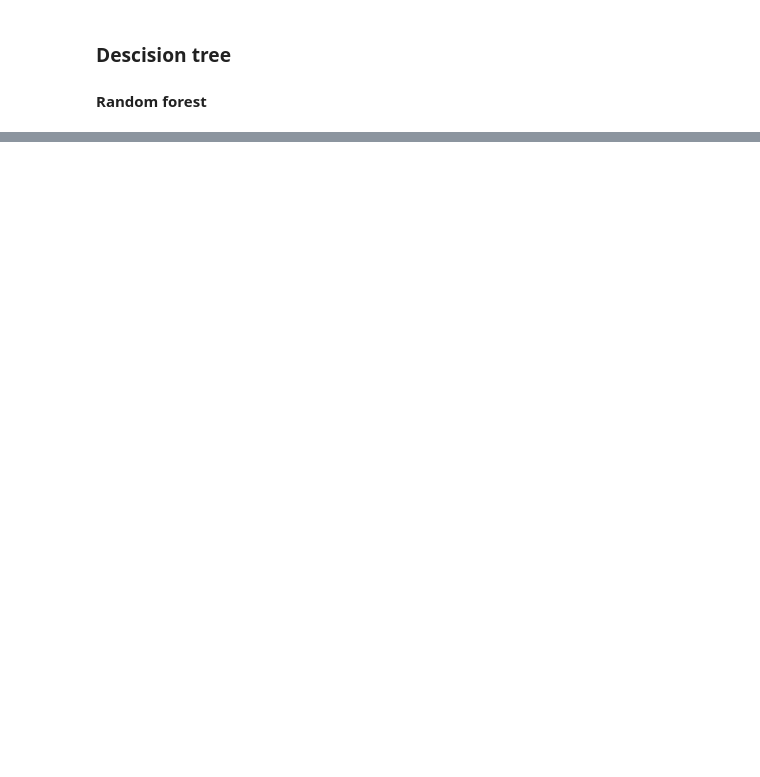
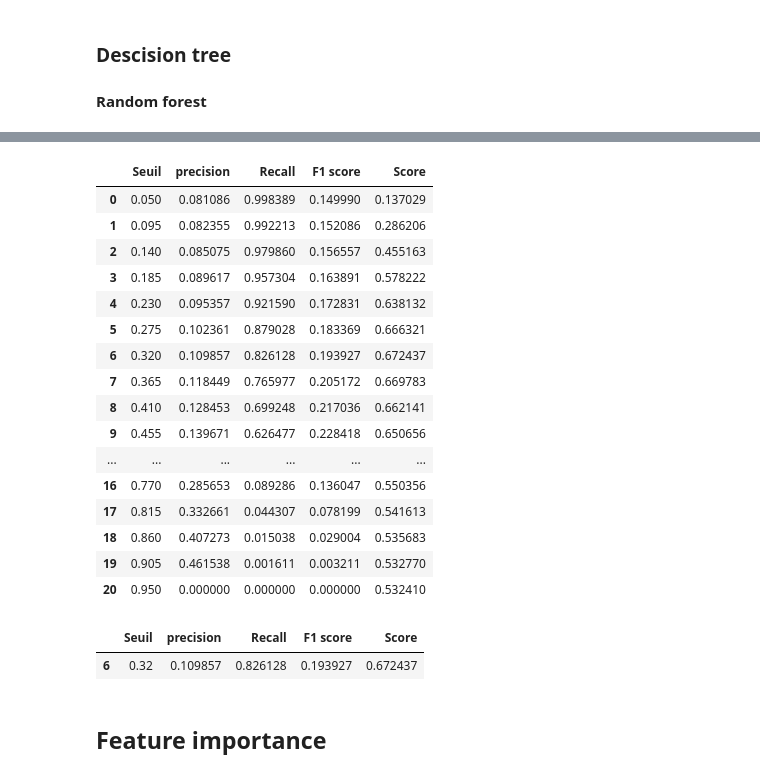
Before and after one commit to Fendlair/P7_Implementer_un_modele_de_scoring, a Jupyter notebook: Rebuffet_Etienne_3_notebook_modelisation_012025.ipynb, the cells around one changed output, grey strips where cells are left out. Drawn from its saved outputs; the diff is of its cells as text; code cells hidden in the pictures; blank space fills up the shorter version.

```diff
--- a/Rebuffet_Etienne_3_notebook_modelisation_012025.ipynb
+++ b/Rebuffet_Etienne_3_notebook_modelisation_012025.ipynb
@@ -653,3 +740,0 @@ rfc_grid = GridSearchCV(estimator=rfc, param_grid=rfc_grid_param, cv= 5, n_jobs=
-# %%
-# J'entraine le modèle sur mes données
-rfc_grid.fit(X_train, y_train)
@@ -655,0 +886,29 @@ rfc_grid.fit(X_train, y_train)
+# %%
+# Tester plusieurs seuils
+
+# Obtenir les probabilités prédites pour la classe positive (1)
+y_probs =loaded_model.predict_proba(X_test_scaled)[:, 1]
+
+# Définir une liste de seuils à tester
+seuils = np.linspace(0.05, 0.95, 21)  # Teste les seuils entre 0.1 et 0.9
+
+# Stocker les métriques
+metrics = []
+
+for seuil in seuils:
+    y_pred = (y_probs >= seuil).astype(int)  # Appliquer le seuil
+    prec = precision_score(y_test, y_pred)
+    rec = recall_score(y_test, y_pred)
+    f1 = f1_score(y_test, y_pred)
+    confusion_mat = confusion_matrix(y_test, y_pred)
+    score = float((confusion_mat[1][1] * 0.08 + confusion_mat[0][0] * 0.92) / (
+            confusion_mat[1][1] * 0.08
+            + confusion_mat[0][0] * 0.92
+            + 10 * confusion_mat[1][0] * 0.92
+            + confusion_mat[0][1] * 0.08
+        )),
+
+    metrics.append((seuil, prec, rec, f1, score[0]))
+
+# Convertir en tableau numpy pour faciliter l'affichage
+metrics = np.array(metrics)
@@ -655,0 +960,29 @@ rfc_grid.fit(X_train, y_train)
+# %%
+results = pd.DataFrame(metrics)
+results.rename(columns={0: "Seuil", 1: "precision", 2: "Recall", 3: "F1 score", 4: "Score"}, inplace=True)
+results
+# %% [output]
+|  | Seuil | precision | Recall | F1 score | Score |
+| 0 | 0.050 | 0.081086 | 0.998389 | 0.149990 | 0.137029 |
+| 1 | 0.095 | 0.082355 | 0.992213 | 0.152086 | 0.286206 |
+| 2 | 0.140 | 0.085075 | 0.979860 | 0.156557 | 0.455163 |
+| 3 | 0.185 | 0.089617 | 0.957304 | 0.163891 | 0.578222 |
+| 4 | 0.230 | 0.095357 | 0.921590 | 0.172831 | 0.638132 |
+| 5 | 0.275 | 0.102361 | 0.879028 | 0.183369 | 0.666321 |
+| 6 | 0.320 | 0.109857 | 0.826128 | 0.193927 | 0.672437 |
+| 7 | 0.365 | 0.118449 | 0.765977 | 0.205172 | 0.669783 |
+| 8 | 0.410 | 0.128453 | 0.699248 | 0.217036 | 0.662141 |
+| 9 | 0.455 | 0.139671 | 0.626477 | 0.228418 | 0.650656 |
+| ... | ... | ... | ... | ... | ... |
+| 16 | 0.770 | 0.285653 | 0.089286 | 0.136047 | 0.550356 |
+| 17 | 0.815 | 0.332661 | 0.044307 | 0.078199 | 0.541613 |
+| 18 | 0.860 | 0.407273 | 0.015038 | 0.029004 | 0.535683 |
+| 19 | 0.905 | 0.461538 | 0.001611 | 0.003211 | 0.532770 |
+| 20 | 0.950 | 0.000000 | 0.000000 | 0.000000 | 0.532410 |
+# %%
+results[results["Score"] == results["Score"].max()]
+# %% [output]
+|  | Seuil | precision | Recall | F1 score | Score |
+| 6 | 0.32 | 0.109857 | 0.826128 | 0.193927 | 0.672437 |
+# %% [markdown]
+## Feature importance
```
Also changed, not shown: parts of 89 cells of this notebook.
